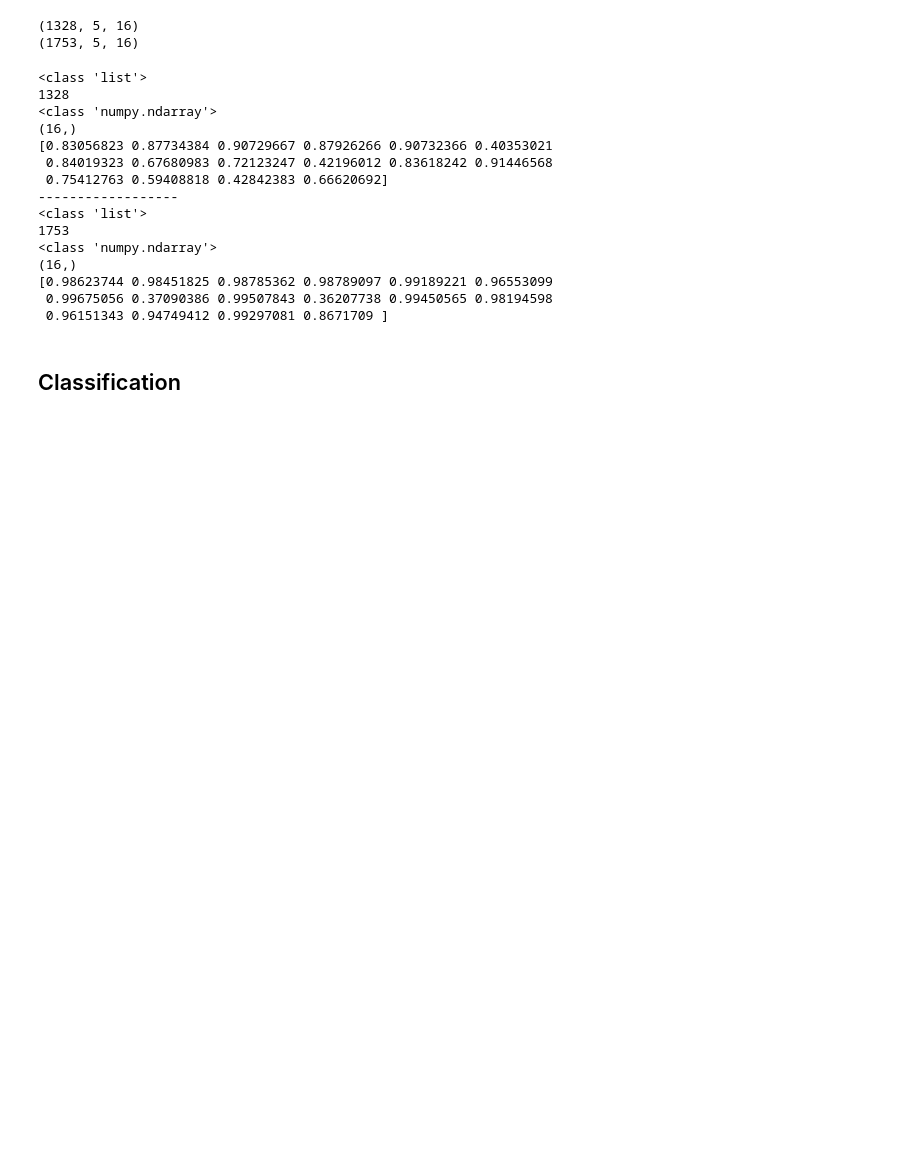
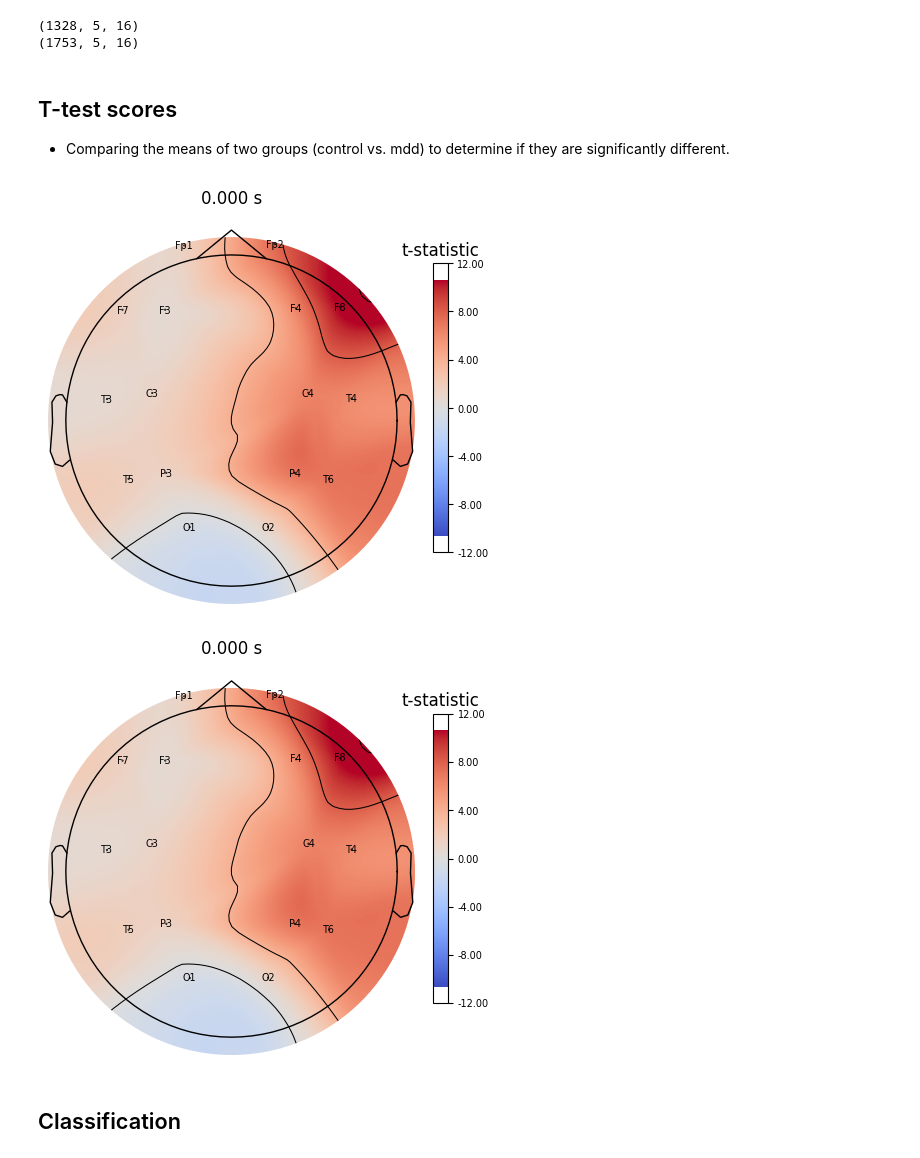
Before and after one commit to wachiii-q/brain-mdd, a Jupyter notebook: main.ipynb, the cells around one changed output. Saved outputs shown, nothing was run; the diff lists cells and outputs as text; code cells hidden in the pictures; blank space fills up the shorter version.

```diff
--- a/main.ipynb
+++ b/main.ipynb
@@ -139,6 +137,8 @@ import mne
 import enum
 
 dotenv.load_dotenv()
+
+
 
 class ChannelMapping(enum.Enum):
     Fp1 = 22
@@ -157,6 +157,15 @@ class ChannelMapping(enum.Enum):
     T4 = 108
     T5 = 58
     T6 = 96
+
+# Declare Global Variables
+NUM_CHANNELS = 16
+MODMA_SFREQ = 250
+EEG_DIR_PATH = os.getenv("EEG_DIR_PATH")
+RAW_DIR_PATH = os.getenv("EEG_DIR_PATH") + "/raw"
+SELECT_16_DIR_PATH = os.getenv("EEG_DIR_PATH") + "/16channels"
+FILTERED_DIR_PATH = os.getenv("EEG_DIR_PATH") + "/filtered"
+EPOCHS_DIR_PATH = os.getenv("EEG_DIR_PATH") + "/epochs"
 
 # Declare Feature Dictionary
 featureDict = {
@@ -177,17 +186,10 @@ featureDict = {
             }
         }
     }
-
-# Get the path to the EEG data and report
-eegPath = os.getenv("EEG_DIR_PATH")
-rawDataPath = os.getenv("EEG_DIR_PATH") + "/raw"
-eeg16ChannelPath = os.getenv("EEG_DIR_PATH") + "/16channels"
-filteredDataPath = os.getenv("EEG_DIR_PATH") + "/filtered"
-epochsPath = os.getenv("EEG_DIR_PATH") + "/epochs"
 # %%
 # Load the epochs
-mddEpochs = mne.read_epochs(epochsPath + "/mdd-epo.fif")
-controlEpochs = mne.read_epochs(epochsPath + "/control-epo.fif")
+mddEpochs = mne.read_epochs(EPOCHS_DIR_PATH + "/mdd-epo.fif")
+controlEpochs = mne.read_epochs(EPOCHS_DIR_PATH + "/control-epo.fif")
 mddEpochs = mddEpochs.get_data()
 controlEpochs = controlEpochs.get_data()
 # %% [output]
@@ -261,20 +263,10 @@ print(type(featureDict["norm_power"]["control"]["delta"]))
 print(len(featureDict["norm_power"]["control"]["delta"]))
 print(type(featureDict["norm_power"]["control"]["delta"][0]))
 print((featureDict["norm_power"]["control"]["delta"][0].shape))
+temp = featureDict["norm_power"]["control"]["delta"]
+temp = np.array(temp)
+print(temp.shape)
 print(featureDict["norm_power"]["control"]["delta"][0])
-# %% [output]
-<class 'list'>
-1328
-<class 'numpy.ndarray'>
-(16,)
-[0.83056823 0.87734384 0.90729667 0.87926266 0.90732366 0.40353021
- 0.84019323 0.67680983 0.72123247 0.42196012 0.83618242 0.91446568
- 0.75412763 0.59408818 0.42842383 0.66620692]
-------------------
-<class 'list'>
-1753
-<class 'numpy.ndarray'>
-(16,)
-[0.98623744 0.98451825 0.98785362 0.98789097 0.99189221 0.96553099
- 0.99675056 0.37090386 0.99507843 0.36207738 0.99450565 0.98194598
- 0.96151343 0.94749412 0.99297081 0.8671709 ]
+# %% [markdown]
+## T-test scores
+- Comparing the means of two groups (control vs. mdd) to determine if they are significantly different.
@@ -281,2 +277,23 @@ print(featureDict["norm_power"]["control"]["delta"][0])
+# %%
+# For delta band
+mddDeltaBands = np.array(featureDict["norm_power"]["mdd"]["gamma"])
+controlDeltaBands = np.array(featureDict["norm_power"]["control"]["gamma"])
+studentTTestDelta = np.zeros(mddDeltaBands.shape[1])
+
+for channel in range(NUM_CHANNELS):
+    tStats, pVal = ttest_ind(mddDeltaBands[:, channel], controlDeltaBands[:, channel])
+    studentTTestDelta[channel] = tStats
+studentTTestDelta = studentTTestDelta.reshape((16, 1))
+
+channelNames = [channel.name for channel in ChannelMapping]
+channelTypes = ["eeg"] * len(channelNames)
+montage = mne.channels.make_standard_montage("standard_1020")
+info = mne.create_info(channelNames, MODMA_SFREQ, channelTypes)
+info.set_montage(montage)
+evoked = mne.EvokedArray(studentTTestDelta, info)
+evoked.plot_topomap(times=0, scalings=1, size=3, cmap="coolwarm", show_names=True, cbar_fmt="%0.2f", units="t-statistic")
+# %% [output]
+[figure, added]
+[figure, added]
 # %% [markdown]
 ## Classification
```
Also changed, not shown: parts of 8 cells of this notebook, 2 other files.
